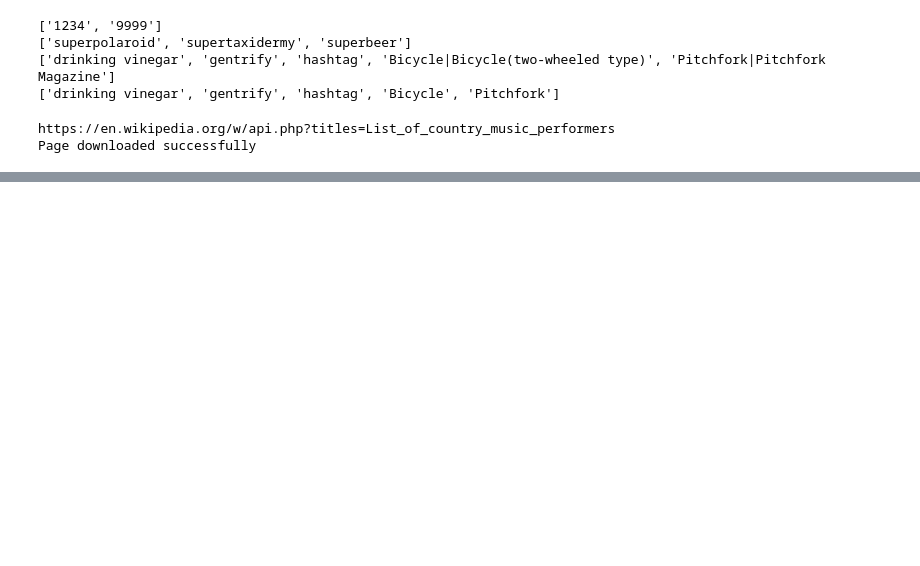
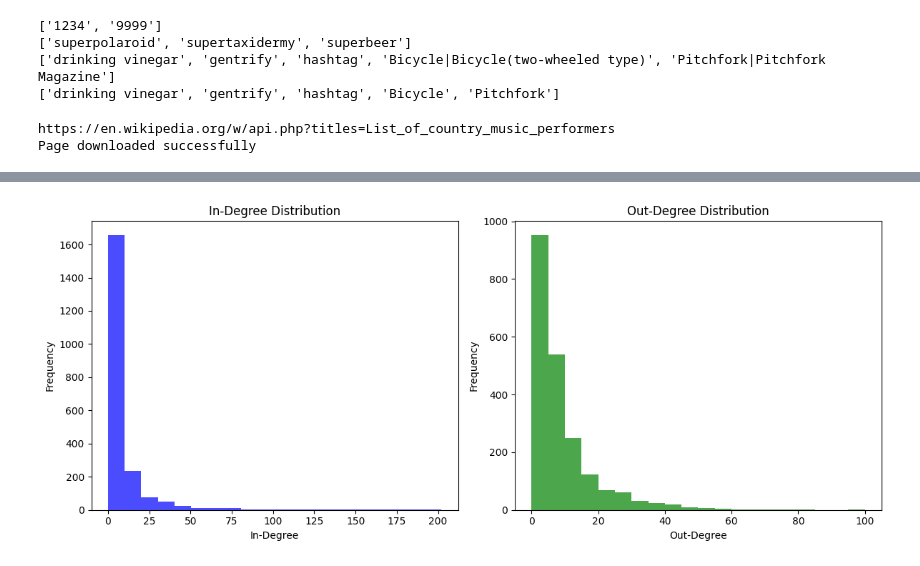
Before and after one commit to aliciags/social-graphs-dtu, a Jupyter notebook: lab4/week4.ipynb, the cells around one changed output, grey strips where cells are left out. Drawn from its saved outputs; the diff is of its cells as text; code cells hidden in the pictures; blank space fills up the shorter version.

Commit message:
network and plots

```diff
--- a/lab4/week4.ipynb
+++ b/lab4/week4.ipynb
@@ -126,9 +133,12 @@ for a in artist:
 # read all the files in the artist_data folder and replace file name if it contains a '"'
 import os
 files = os.listdir('artist_data')
-for file in files:
-    if '__' in file:
-        new_file = file.replace('__', '_')
-        os.rename('artist_data/{}'.format(file), 'artist_data/{}'.format(new_file))
-        print('File renamed: {}'.format(new_file))
+
+print(len(files))
+
+# for file in files:
+#     if '"' in file:
+#         new_file = file.replace('"', '')
+#         os.rename('artist_data/{}'.format(file), 'artist_data/{}'.format(new_file))
+#         print('File renamed: {}'.format(new_file))
 # %% [output]
@@ -137,0 +168,5 @@ File renamed: Billy_Crash_Craddock.txt
+# %%
+def count_words(text):
+    # Use regex to match words, which are sequences of alphanumeric characters
+    words = re.findall(r'\b\w+\b', text)
+    return len(words)
@@ -137,0 +217,30 @@ File renamed: Billy_Crash_Craddock.txt
+# %%
+import matplotlib.pyplot as plt
+
+def plot_degree_distributions(G):
+    in_degrees = [G.in_degree(n) for n in G.nodes()]
+    out_degrees = [G.out_degree(n) for n in G.nodes()]
+
+    plt.figure(figsize=(12, 5))
+
+    # Plot In-Degree Distribution
+    plt.subplot(1, 2, 1)
+    plt.hist(in_degrees, bins=20, color='blue', alpha=0.7)
+    plt.title("In-Degree Distribution")
+    plt.xlabel("In-Degree")
+    plt.ylabel("Frequency")
+
+    # Plot Out-Degree Distribution
+    plt.subplot(1, 2, 2)
+    plt.hist(out_degrees, bins=20, color='green', alpha=0.7)
+    plt.title("Out-Degree Distribution")
+    plt.xlabel("Out-Degree")
+    plt.ylabel("Frequency")
+
+    plt.tight_layout()
+    plt.show()
+
+# Call the function
+plot_degree_distributions(G)
+# %% [output]
+[figure, added]
```
Also changed, not shown: parts of 11 cells of this notebook.
